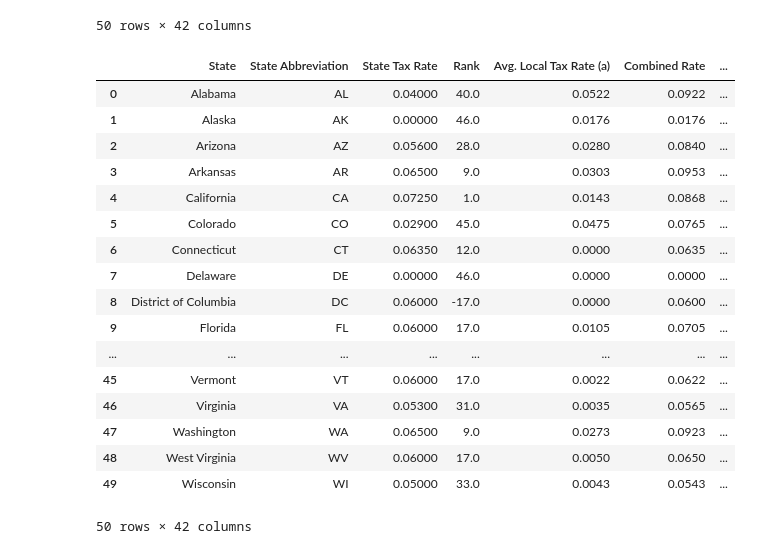
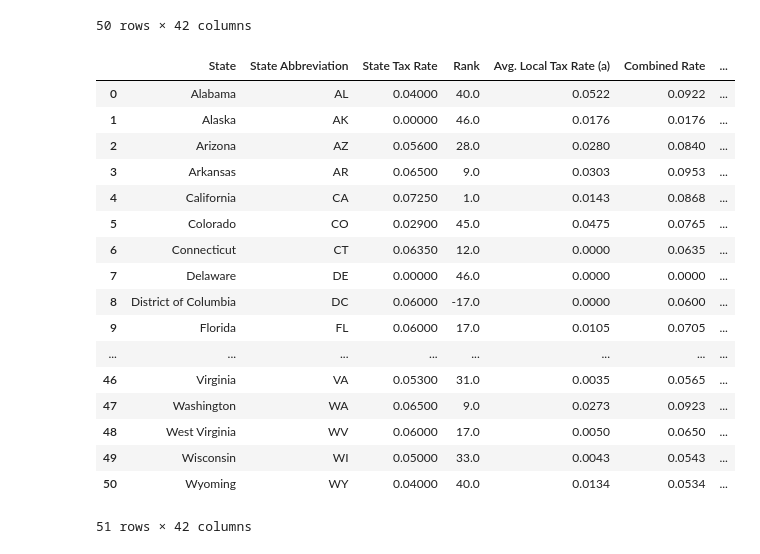
Before and after one commit to gpivaro/Project_1, a Jupyter notebook: Project_Notebook_API_KF.ipynb, the cells around one changed output. Cells and saved outputs as stored; diff of their text form; code cells hidden in the pictures.

```diff
--- a/Project_Notebook_API_KF.ipynb
+++ b/Project_Notebook_API_KF.ipynb
@@ -243,23 +254,23 @@ Pop_Taxes.head(50)
 50 rows × 42 columns
 # %%
 Pop_Taxes = Pop_Taxes.rename({'Abbreviation_x': 'State Abbreviation'}, axis='columns')
-Pop_Taxes.head(50)
+Pop_Taxes.head(51)
 # %% [output]
 |  | State | State Abbreviation | State Tax Rate | Rank | Avg. Local Tax Rate (a) | Combined Rate | ... |
 | 0 | Alabama | AL | 0.04000 | 40.0 | 0.0522 | 0.0922 | ... |
 | 1 | Alaska | AK | 0.00000 | 46.0 | 0.0176 | 0.0176 | ... |
 | 2 | Arizona | AZ | 0.05600 | 28.0 | 0.0280 | 0.0840 | ... |
 | 3 | Arkansas | AR | 0.06500 | 9.0 | 0.0303 | 0.0953 | ... |
 | 4 | California | CA | 0.07250 | 1.0 | 0.0143 | 0.0868 | ... |
 | 5 | Colorado | CO | 0.02900 | 45.0 | 0.0475 | 0.0765 | ... |
 | 6 | Connecticut | CT | 0.06350 | 12.0 | 0.0000 | 0.0635 | ... |
 | 7 | Delaware | DE | 0.00000 | 46.0 | 0.0000 | 0.0000 | ... |
 | 8 | District of Columbia | DC | 0.06000 | -17.0 | 0.0000 | 0.0600 | ... |
 | 9 | Florida | FL | 0.06000 | 17.0 | 0.0105 | 0.0705 | ... |
 | ... | ... | ... | ... | ... | ... | ... | ... |
-| 45 | Vermont | VT | 0.06000 | 17.0 | 0.0022 | 0.0622 | ... |
 | 46 | Virginia | VA | 0.05300 | 31.0 | 0.0035 | 0.0565 | ... |
 | 47 | Washington | WA | 0.06500 | 9.0 | 0.0273 | 0.0923 | ... |
 | 48 | West Virginia | WV | 0.06000 | 17.0 | 0.0050 | 0.0650 | ... |
 | 49 | Wisconsin | WI | 0.05000 | 33.0 | 0.0043 | 0.0543 | ... |
+| 50 | Wyoming | WY | 0.04000 | 40.0 | 0.0134 | 0.0534 | ... |
-50 rows × 42 columns
+51 rows × 42 columns
```
Also changed, not shown: parts of 5 cells of this notebook.
